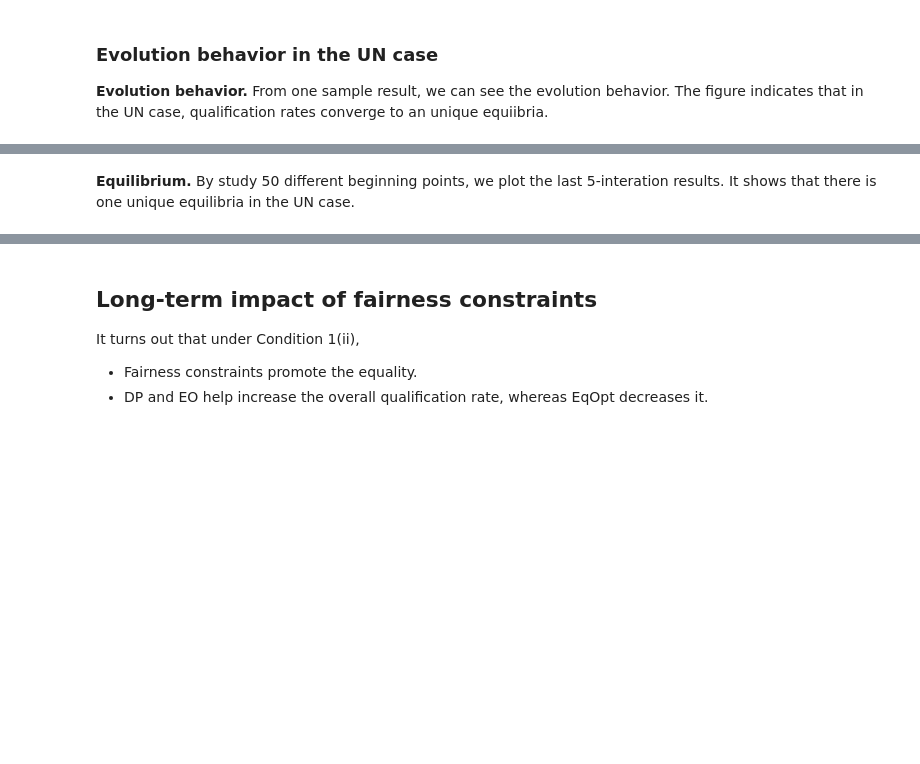
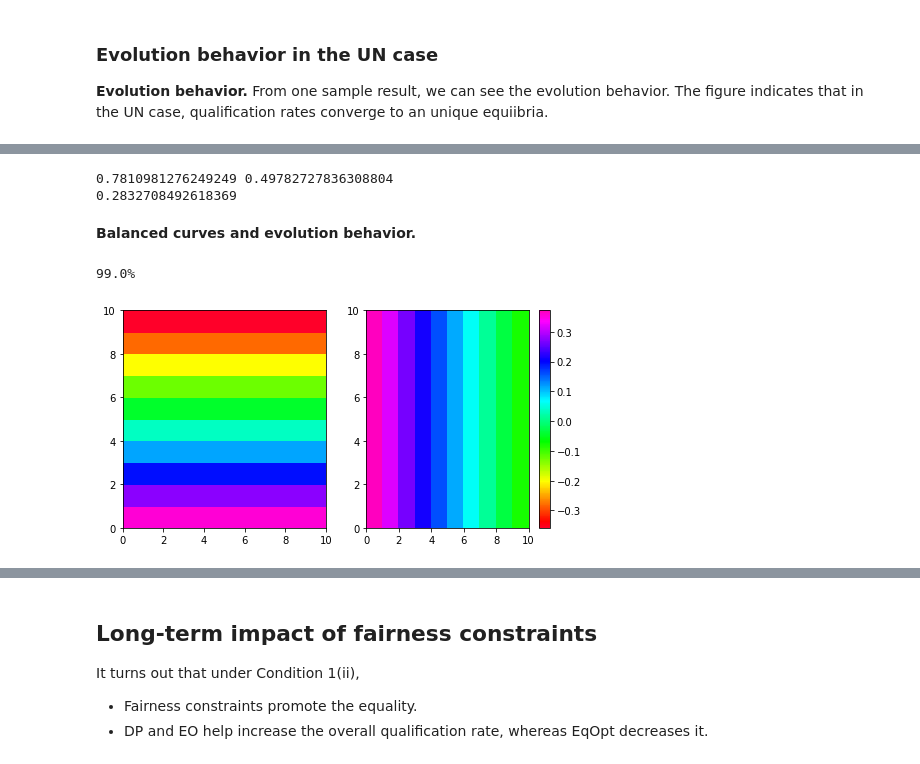
Before and after one commit to TURuibo/long-term-impact-of-fairness-constraints, a Jupyter notebook: notebooks/long_term_impact_analysis__FICO_equilibrium.ipynb, the cells around one changed output, grey strips where cells are left out. Cells and saved outputs as stored; diff of their text form; code cells hidden in the pictures; blank space fills up the shorter version.

```diff
--- a/notebooks/long_term_impact_analysis__FICO_equilibrium.ipynb
+++ b/notebooks/long_term_impact_analysis__FICO_equilibrium.ipynb
@@ -273,2 +146,34 @@ plt.show()
-# %% [markdown]
-**Equilibrium.** By study 50 different beginning points, we plot the last 5-interation results. It shows that there is one unique equilibria in the UN case.
+# %%
+print(alpha1_un_evolution[-1],alpha0_un_evolution[-1])
+print(alpha1_un_evolution[-1]-alpha0_un_evolution[-1])
+# %% [output]
+0.7810981276249249 0.49782727836308804
+0.2832708492618369
+# %% [markdown]
+**Balanced curves and evolution behavior.**
+# %%
+TOTAL_STEP = 10
+alphaList = np.linspace(0.05,0.95,TOTAL_STEP)
+
+group0_UN = np.zeros([len(alphaList),len(alphaList)])
+group1_UN = np.zeros([len(alphaList),len(alphaList)])
+
+for i, alpha0 in enumerate(alphaList):
+    for j, alpha1 in enumerate(alphaList):
+        sys.stdout.write("\r{0}%".format(str((i*TOTAL_STEP + j)*100/(TOTAL_STEP*TOTAL_STEP))))
+        group0_UN[i,j],group1_UN[i,j] = compute_balance_diff(alpha0,alpha1,T,get_policy_un)
+# %% [output]
+99.0%
+# %%
+vmin=np.min([group0_UN,group1_UN])
+vmax=z_max=np.max([group0_UN,group1_UN])
+
+fig, (ax0, ax1) = plt.subplots(ncols=2,figsize=(8, 4))
+
+im0 = ax0.pcolormesh(group0_UN, cmap='gist_rainbow',vmin=vmin,vmax=vmax)
+im1= ax1.pcolormesh(group1_UN, cmap='gist_rainbow',vmin=vmin,vmax=vmax)
+
+fig.colorbar(im1, ax=ax1)
+plt.show()
+# %% [output]
+[figure, added]
```
Also changed, not shown: parts of 53 cells of this notebook, 2 other files.
